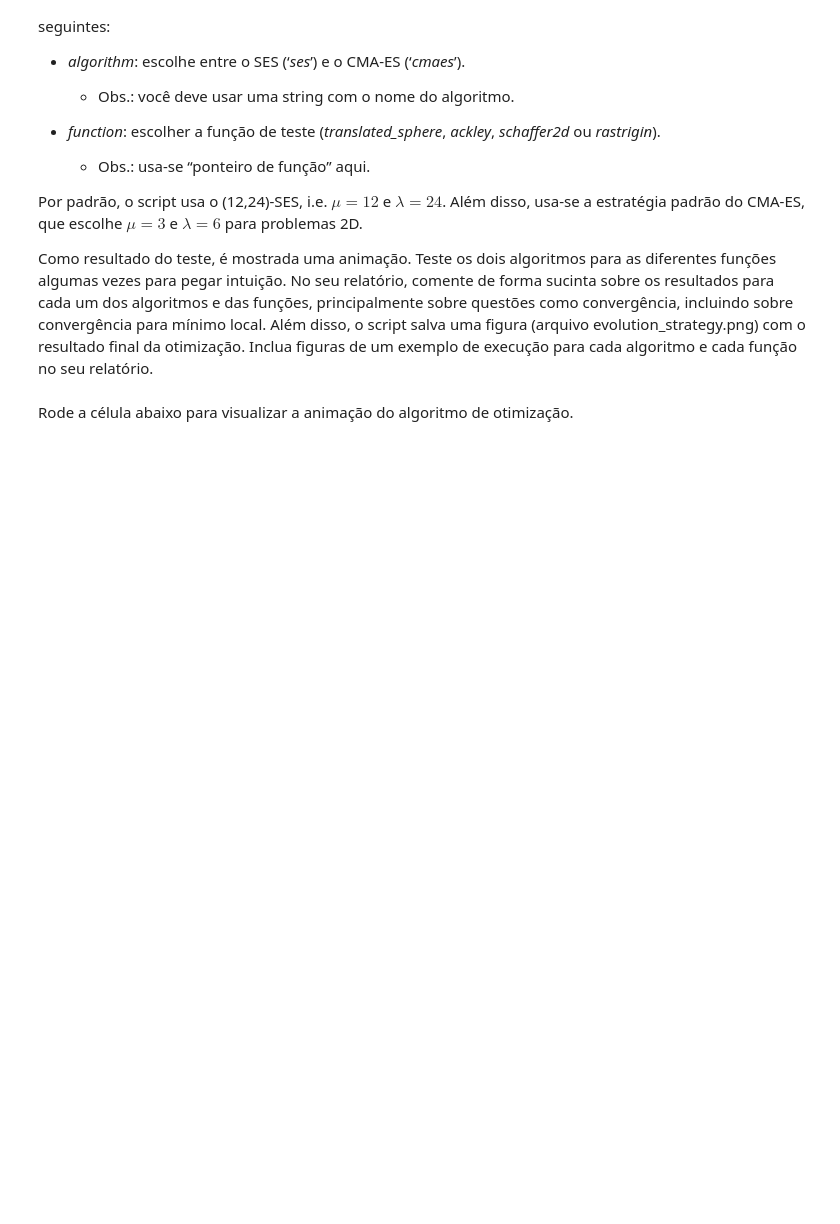
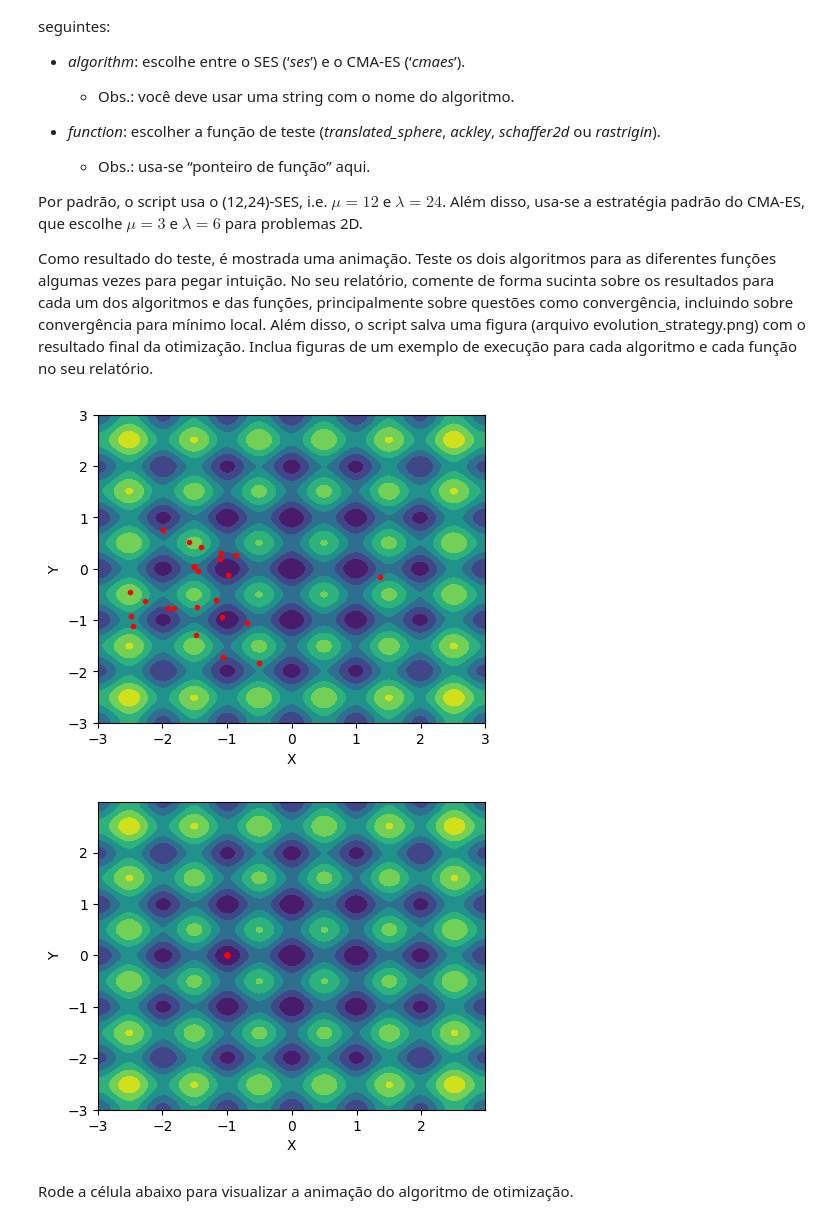
Before and after one commit to TafnesBarbosa/EvolutiveStrategies, a Jupyter notebook: Lab 5 - Estratégias Evolutivas.ipynb, the cells around one changed output. Drawn from its saved outputs; the diff is of its cells as text; code cells hidden in the pictures; blank space fills up the shorter version.

```diff
--- a/Lab 5 - Estratégias Evolutivas.ipynb
+++ b/Lab 5 - Estratégias Evolutivas.ipynb
@@ -142,7 +152,12 @@ class SimpleEvolutionStrategy:
         :type fitnesses: numpy array of floats.
         """
         # Todo: implement this method
-        pass  # remove this line
+        indices = np.argsort(fitnesses)
+        best_samples = self.samples[indices[0:self.mu], :]
+        y = best_samples - self.m
+        self.C = (y.transpose() @ y) / self.mu
+        self.m = np.mean(best_samples, axis=0)
+        self.samples = np.random.multivariate_normal(self.m, self.C, self.population_size)
 # %% [markdown]
 ## 4.2 Teste das Estratégias Evolutivas
 
@@ -168,8 +183,8 @@ import cma
 # Evolution Strategy algorithm (Simple ES or CMA-ES)
 algorithm = 'ses'  # 'ses' or 'cmaes'
 # Function which the optimization algorithm will optimize
-function = schaffer2d  # translated_sphere, ackley, schaffer2d, rastrigin
-fig_format = 'png'  # 'svg' (Word), 'eps' (Latex), 'png' (best compatibility/worst quality)
+function = rastrigin  # translated_sphere, ackley, schaffer2d, rastrigin
+fig_format = 'eps'  # 'svg' (Word), 'eps' (Latex), 'png' (best compatibility/worst quality)
 
 
 def animate(i):
@@ -214,33 +229,36 @@ for i in range(num_iterations):
         for j in range(len(samples)):
             reshaped_samples[j, :] = samples[j]
         history_samples.append(reshaped_samples)
 
 # Plotting a color map of the function
 fig, ax = plt.subplots(figsize=(5, 4))
 ax.set(xlim=(-3, 3), ylim=(-3, 3))
 x = np.arange(-3.0, 3.0, 0.01)
 y = np.arange(-3.0, 3.0, 0.01)
 [X, Y] = np.meshgrid(x, y)
 Z = np.zeros_like(X)
 for i in range(np.size(X, 0)):
     for j in range(np.size(X, 1)):
         Z[i, j] = function(np.array([X[i, j], Y[i, j]]))
 ax.contourf(X, Y, Z)
 # Plotting the samples
 num_generations = len(history_samples)
 plot_x, = ax.plot(history_samples[0][:, 0], history_samples[0][:, 1], '.r')
 ax.set_xlabel('X')
 ax.set_ylabel('Y')
 # Making the animation
 animation = FuncAnimation(fig, animate, interval=100, frames=num_generations)
 
 # Saving the last generation of the optimization algorithm
 plt.figure(figsize=(5,4))
 plt.contourf(X, Y, Z)
 plt.plot(history_samples[-1][:, 0], history_samples[-1][:, 1], '.r')
 plt.xlabel('X')
 plt.ylabel('Y')
 plt.savefig('results/evolution_strategy_{}_{}.{}'.format(algorithm, function.__name__, fig_format))
+# %% [output]
+[figure, added]
+[figure, added]
 # %% [markdown]
 Rode a célula abaixo para visualizar a animação do algoritmo de otimização.
 # %%
```
Also changed, not shown: parts of 3 cells of this notebook, 1 other file.
